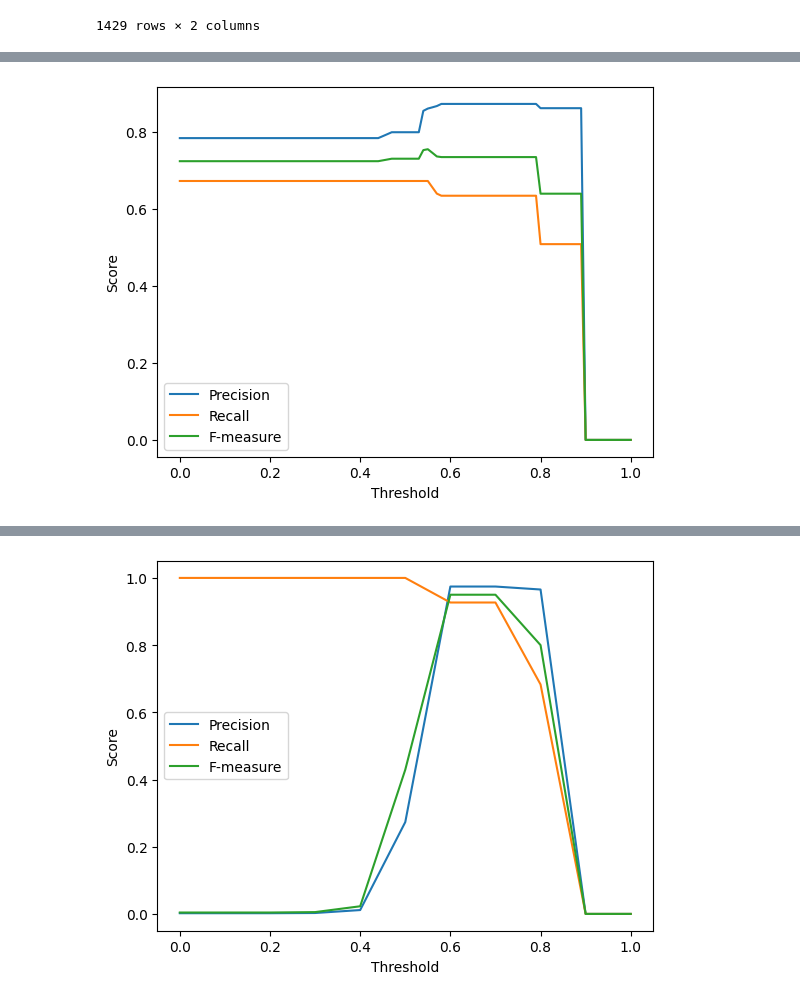
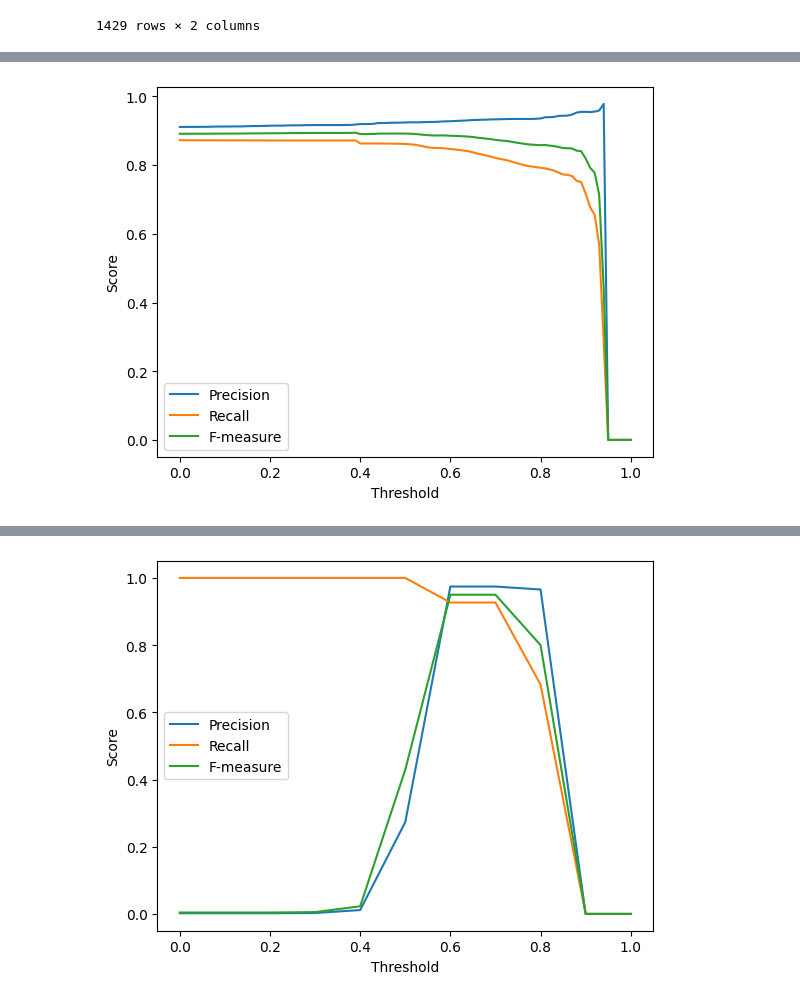
Before and after one commit to eitiyamamoto/Full-Triple-Matcher, a Jupyter notebook: dataset/Create matches.ipynb, the cells around one changed output, grey strips where cells are left out. Saved outputs shown, nothing was run; the diff lists cells and outputs as text; code cells hidden in the pictures.

```diff
--- a/dataset/Create matches.ipynb
+++ b/dataset/Create matches.ipynb
@@ -168,2 +182,5 @@ one_to_one_df = resource_generated_df.sort_values('sim', ascending=False).drop_d
 #one_to_one_df = resource_generated_df.sort_values('sim', ascending=False).drop_duplicates('e1')
 #one_to_one_df = resource_generated_df
+# %%
+resource_generated_df = resource_generated_df[~resource_generated_df['e1'].str.contains('Category:') &
+                                            ~resource_generated_df['e2'].str.contains('Category:')]
@@ -169,0 +252,2 @@ one_to_one_df = resource_generated_df.sort_values('sim', ascending=False).drop_d
+# %%
+one_to_one_df = pd.DataFrame(mapping_list)
@@ -321,7 +441,7 @@ for gs in GOLD_STANDARDS:
 
 match_df = pd.concat(dataframes, ignore_index=True)
 
-match_resource_df = match_df[match_df['e1'].str.contains('/property/')]
+match_resource_df = match_df[match_df['e1'].str.contains('/resource/')]
 # %%
 match_resource_df
 # %% [output]
@@ -371,17 +530,24 @@ resource_generated_df
 # %%
-match_set = set(zip(match_resource_df['e1'], match_resource_df['e2']))
-resource_generated_df['Predicted'] = False
-resource_generated_df['Analyzed'] = False
-analyzed_e1_set = set(match_resource_df['e1'])
-analyzed_e2_set = set(match_resource_df['e2'])
+dataframes = []
+
+match_pair_list = list(zip(GOLD_STANDARDS, GENERATED_MAPPINGS))
+print(match_pair_list)
+total_correct = 0
+
+for gs, folder in match_pair_list:
+    df = pd.read_csv(PATH + gs)
+    match_resource_df = df[df['e1'].str.contains('/resource/')]
+    total_correct += len(match_resource_df)
+
+    #df = pd.read_csv(PATH + folder + '/one_to_one.csv')
+    #df = pd.read_csv(PARIS_PATH + folder + '/one_to_one.csv')
+    df = pd.read_csv(PATH + folder + '/entity_sim_9.csv')
+    #df = pd.read_csv(PARIS_PATH + folder + '/9_eqv_full.tsv', sep='\t', names=['e1', 'e2', 'sim'])
+    resource_generated_df = df[df['e1'].str.contains('/resource/')]
+    resource_generated_df = resource_generated_df.sort_values('sim', ascending=False).drop_duplicates('e1').drop_duplicates('e2')
 
 
-for index, row in tqdm(resource_generated_df.iterrows(), total=len(resource_generated_df)):
-    e1 = row['p1']
-    e2 = row['p2']
+    dataframes.append(calculate_df(match_resource_df, resource_generated_df))
 
-    if (e1, e2) in match_set:
-        resource_generated_df.at[index, 'Predicted'] = True
 
-    if e1 in analyzed_e1_set or e2 in analyzed_e2_set:
-        resource_generated_df.at[index, 'Analyzed'] = True
+resource_generated_df = pd.concat(dataframes, ignore_index=True)
@@ -388,31 +572,31 @@ for index, row in tqdm(resource_generated_df.iterrows(), total=len(resource_gene
 # %%
 thresholds = np.arange(0, 1.01, 0.01)
 
-total_correct = len(match_resource_df)
-
-precisions = [precision_score(resource_generated_df, t, ['p1', 'p2'], True) for t in thresholds]
+precisions = [precision_score(resource_generated_df, t, ['e1', 'e2'], True) for t in thresholds]
 recalls = [recall_score(resource_generated_df, total_correct, t) for t in thresholds]
 f_measures = []
 for precision, recall in zip(precisions, recalls):
     f_measure = 0
     if precision + recall > 0:
         f_measure = 2 * (precision * recall) / (precision + recall)
     f_measures.append(f_measure)
 
 # Plot precision, recall, and F-measure
 plt.plot(thresholds, precisions, label='Precision')
 plt.plot(thresholds, recalls, label='Recall')
 plt.plot(thresholds, f_measures, label='F-measure')
 
 # Add labels and legend
 plt.xlabel('Threshold')
 plt.ylabel('Score')
 plt.legend()
 
+#plt.savefig('/Users/yamamotobikutorueiichi/codes/custom_paris/aggregated_one_to_one.pdf')
+
 # Display the graph
 plt.show()
 # %% [output]
-[figure, old version]
+[figure, new version]
 # %%
 # Find the index of the maximum F-measure
 max_f_measure_index = np.argmax(f_measures)
```
Also changed, not shown: parts of 39 cells of this notebook, 13 other files.
